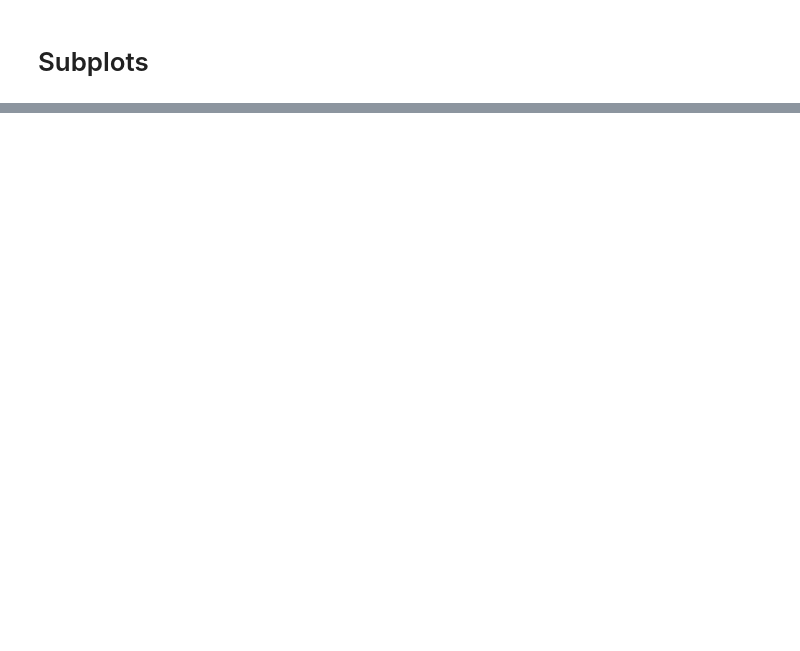
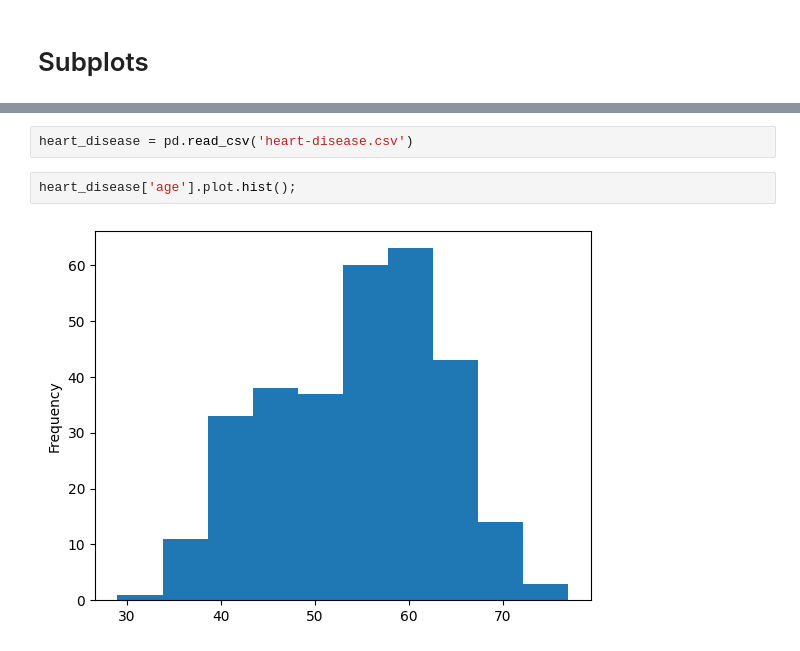
Before and after one commit to aman-mishra-02/Machine-Learning, a Jupyter notebook: Matplotlib/Matplotlip.ipynb, the cells around one changed output, grey strips where cells are left out. Saved outputs shown, nothing was run; the diff lists cells and outputs as text; blank space fills up the shorter version.

```diff
--- a/Matplotlib/Matplotlip.ipynb
+++ b/Matplotlib/Matplotlip.ipynb
@@ -87,0 +166,6 @@ ax[1,1].hist(np.random.random(1000));
+# %%
+heart_disease = pd.read_csv('heart-disease.csv')
+# %%
+heart_disease['age'].plot.hist();
+# %% [output]
+[figure, added]
```
Also changed, not shown: parts of 20 cells of this notebook, 2 other files.
